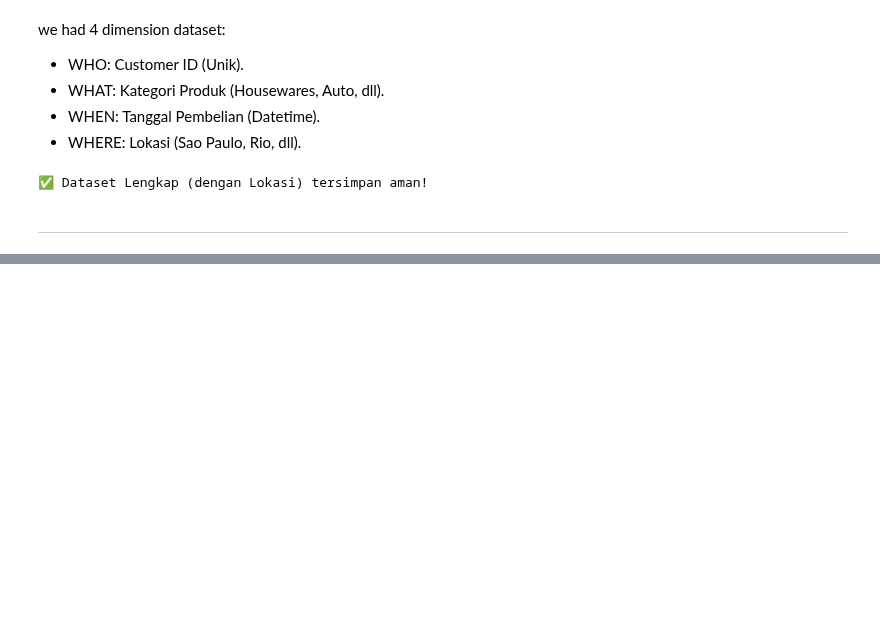
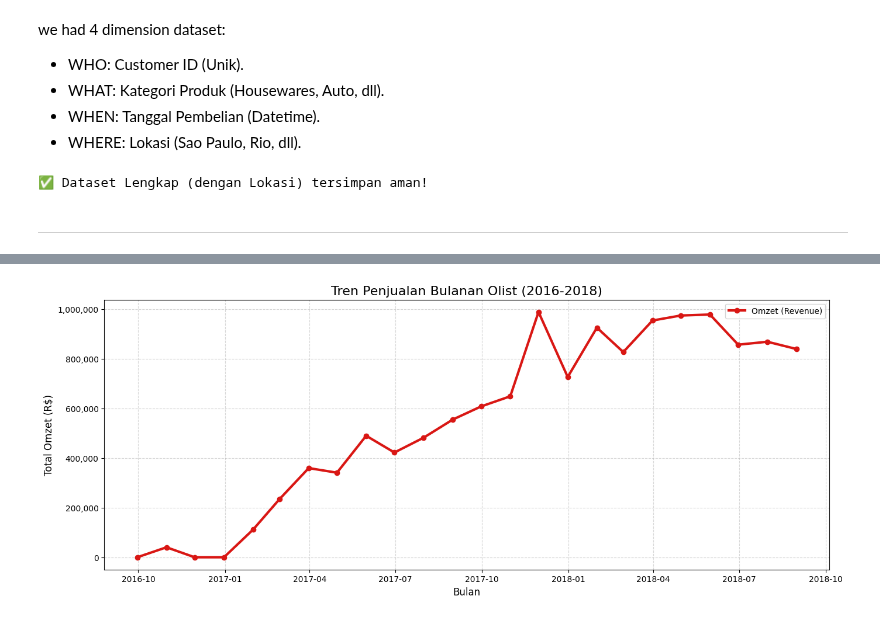
Before and after one commit to Aris0506/Python-Data-Analysis-Project-learning-journey, a Jupyter notebook: training cleaning data/olist e-commerce.ipynb, the cells around one changed output, grey strips where cells are left out. Cells and saved outputs as stored; diff of their text form; code cells hidden in the pictures; blank space fills up the shorter version.

```diff
--- a/training cleaning data/olist e-commerce.ipynb
+++ b/training cleaning data/olist e-commerce.ipynb
@@ -317,0 +386,21 @@ memory usage: 21.9+ MB
+# %%
+plt.figure(figsize=(16, 6))
+
+plt.plot(monthly_sales.index, monthly_sales['Total_Omzet'], marker='o', color="#d91714", linewidth=3, label='Omzet (Revenue)')
+
+plt.title('Tren Penjualan Bulanan Olist (2016-2018)', fontsize=16)
+plt.xlabel('Bulan', fontsize=12)
+plt.ylabel('Total Omzet (R$)', fontsize=12)
+plt.grid(True, linestyle='--', alpha=0.5)
+plt.legend()
+
+def ribuan(y, pos):
+    return f'{y:,.0f}'
+
+# Terapkan ke sumbu Y (Y-Axis)
+from matplotlib.ticker import FuncFormatter
+plt.gca().yaxis.set_major_formatter(FuncFormatter(ribuan))
+
+plt.show()
+# %% [output]
+[figure, added]
```
Also changed, not shown: parts of 11 cells of this notebook, 3 other files.
